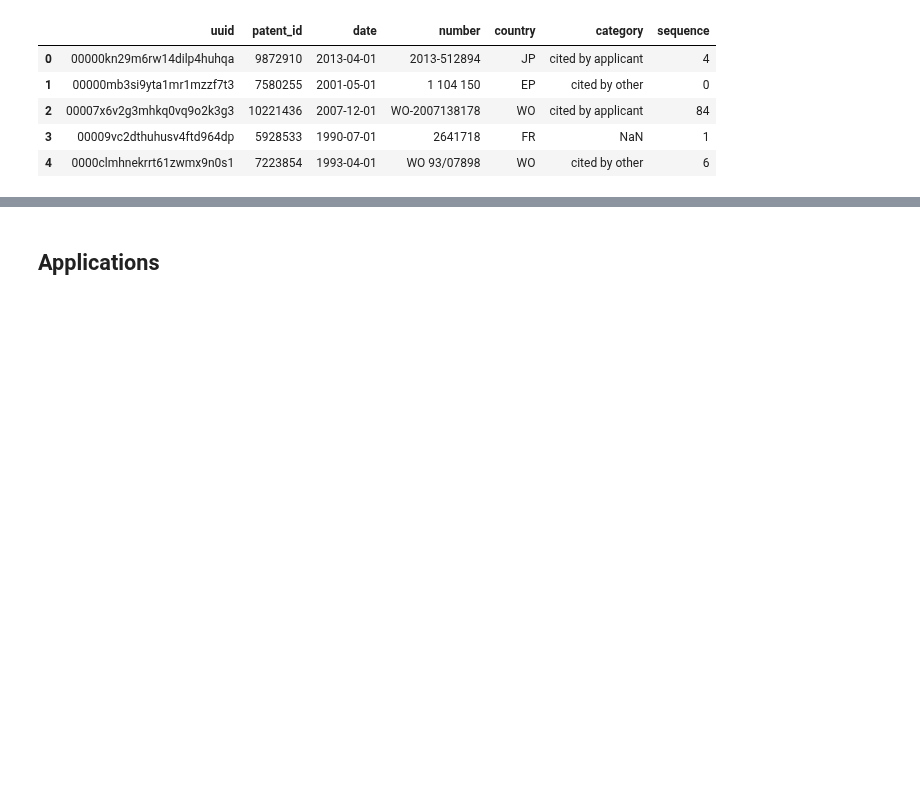
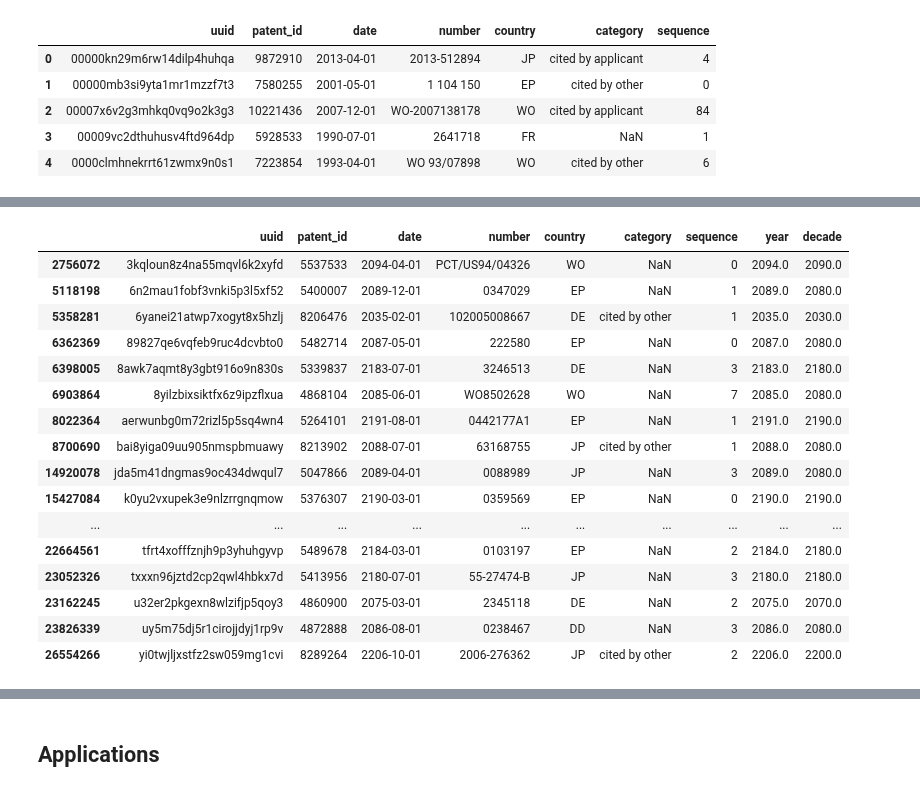
Before and after one commit to rsdias/patent_analysis, a Jupyter notebook: foreign_priority.ipynb, the cells around one changed output, grey strips where cells are left out. Drawn from its saved outputs; the diff is of its cells as text; code cells hidden in the pictures; blank space fills up the shorter version.

```diff
--- a/foreign_priority.ipynb
+++ b/foreign_priority.ipynb
@@ -36,0 +76,20 @@ df.to_parquet(dst, compression='gzip', index=False)
+# %%
+df[df['year']>2019]
+# %% [output]
+|  | uuid | patent_id | date | number | country | category | sequence | year | decade |
+| 2756072 | 3kqloun8z4na55mqvl6k2xyfd | 5537533 | 2094-04-01 | PCT/US94/04326 | WO | NaN | 0 | 2094.0 | 2090.0 |
+| 5118198 | 6n2mau1fobf3vnki5p3l5xf52 | 5400007 | 2089-12-01 | 0347029 | EP | NaN | 1 | 2089.0 | 2080.0 |
+| 5358281 | 6yanei21atwp7xogyt8x5hzlj | 8206476 | 2035-02-01 | 102005008667 | DE | cited by other | 1 | 2035.0 | 2030.0 |
+| 6362369 | 89827qe6vqfeb9ruc4dcvbto0 | 5482714 | 2087-05-01 | 222580 | EP | NaN | 0 | 2087.0 | 2080.0 |
+| 6398005 | 8awk7aqmt8y3gbt916o9n830s | 5339837 | 2183-07-01 | 3246513 | DE | NaN | 3 | 2183.0 | 2180.0 |
+| 6903864 | 8yilzbixsiktfx6z9ipzflxua | 4868104 | 2085-06-01 | WO8502628 | WO | NaN | 7 | 2085.0 | 2080.0 |
+| 8022364 | aerwunbg0m72rizl5p5sq4wn4 | 5264101 | 2191-08-01 | 0442177A1 | EP | NaN | 1 | 2191.0 | 2190.0 |
+| 8700690 | bai8yiga09uu905nmspbmuawy | 8213902 | 2088-07-01 | 63168755 | JP | cited by other | 1 | 2088.0 | 2080.0 |
+| 14920078 | jda5m41dngmas9oc434dwqul7 | 5047866 | 2089-04-01 | 0088989 | JP | NaN | 3 | 2089.0 | 2080.0 |
+| 15427084 | k0yu2vxupek3e9nlzrrgnqmow | 5376307 | 2190-03-01 | 0359569 | EP | NaN | 0 | 2190.0 | 2190.0 |
+| ... | ... | ... | ... | ... | ... | ... | ... | ... | ... |
+| 22664561 | tfrt4xofffznjh9p3yhuhgyvp | 5489678 | 2184-03-01 | 0103197 | EP | NaN | 2 | 2184.0 | 2180.0 |
+| 23052326 | txxxn96jztd2cp2qwl4hbkx7d | 5413956 | 2180-07-01 | 55-27474-B | JP | NaN | 3 | 2180.0 | 2180.0 |
+| 23162245 | u32er2pkgexn8wlzifjp5qoy3 | 4860900 | 2075-03-01 | 2345118 | DE | NaN | 2 | 2075.0 | 2070.0 |
+| 23826339 | uy5m75dj5r1cirojjdyj1rp9v | 4872888 | 2086-08-01 | 0238467 | DD | NaN | 3 | 2086.0 | 2080.0 |
+| 26554266 | yi0twjljxstfz2sw059mg1cvi | 8289264 | 2206-10-01 | 2006-276362 | JP | cited by other | 2 | 2206.0 | 2200.0 |
```
Also changed, not shown: parts of 20 cells of this notebook, 4 other files.
